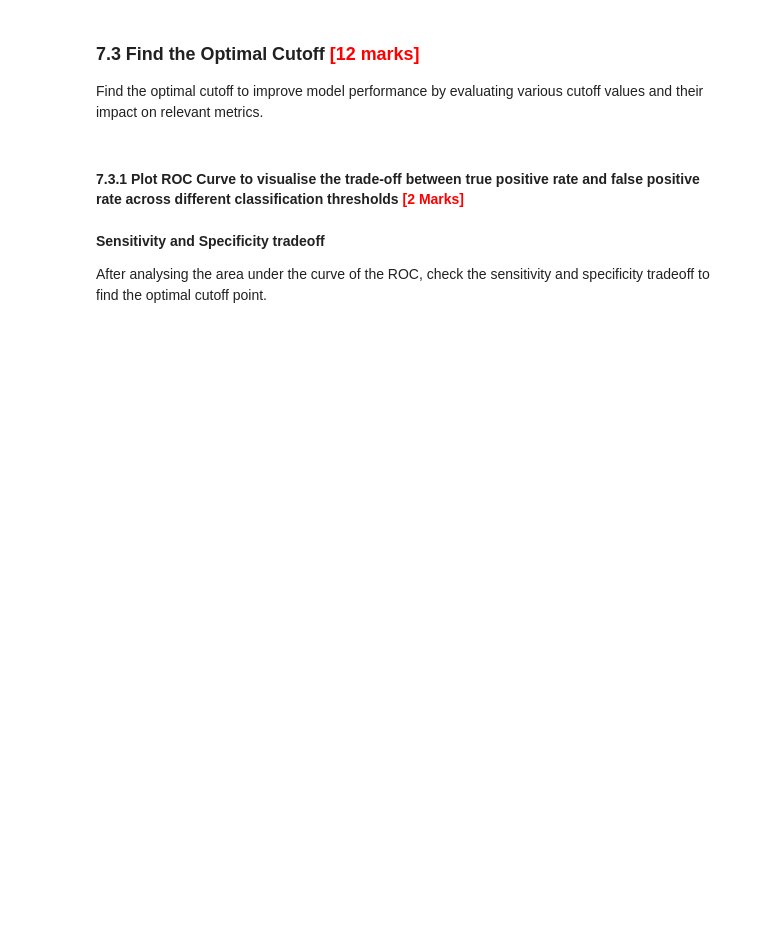
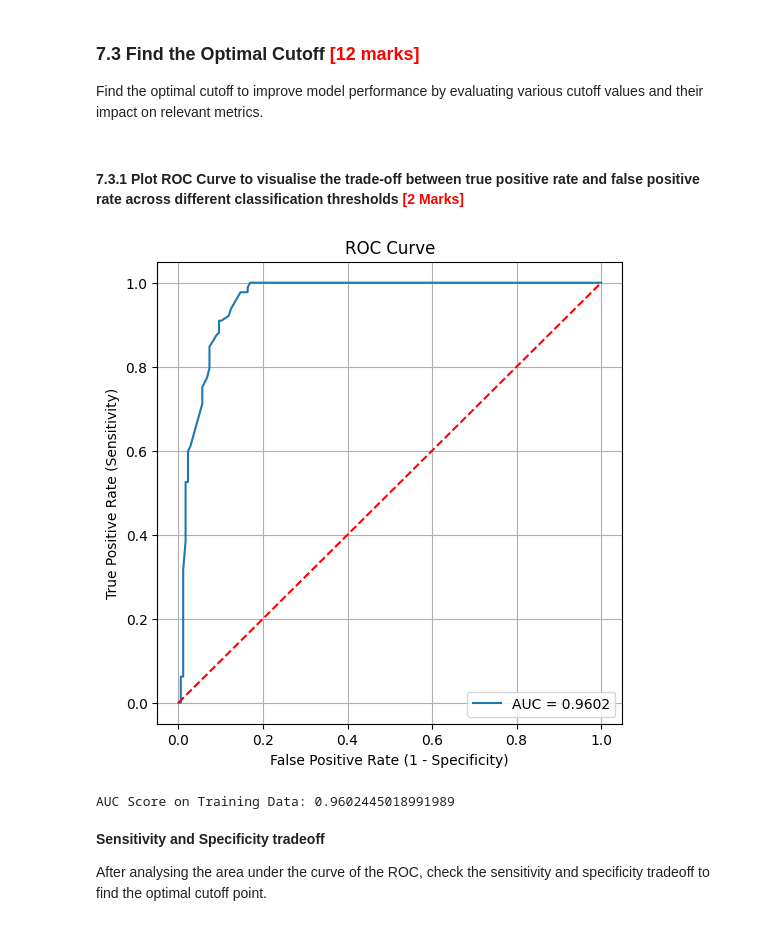
Before and after one commit to navyabhat98/Fraudulent_Insurance_Claim_Detection, a Jupyter notebook: Fraudulent_Insurance_Claim_Detection.ipynb, the cells around one changed output. Cells and saved outputs as stored; diff of their text form; code cells hidden in the pictures; blank space fills up the shorter version.

```diff
--- a/Fraudulent_Insurance_Claim_Detection.ipynb
+++ b/Fraudulent_Insurance_Claim_Detection.ipynb
@@ -1077,4 +1099,6 @@ After selecting the optimal features using RFECV, utilise these features to buil
 # %%
 # Import statsmodels and add constant
-
+import statsmodels.api as sm
 # Check the data
+X_train_sm = sm.add_constant(X_train_lr).astype(float)
+X_train_sm.head()
@@ -1081,4 +1112,8 @@ After selecting the optimal features using RFECV, utilise these features to buil
+# %%
+X_test_sm  = sm.add_constant(X_test_lr).astype(float)
 # %% [markdown]
 #### **7.2.2** Fit logistic regression model <font color="red">[2 Marks]</font>
 # %%
 # Fit a logistic Regression model on X_train after adding a constant and output the summary
+logit_model = sm.Logit(y_train_encoded, X_train_sm)
+result = logit_model.fit()
@@ -1161,3 +1319,29 @@ Find the optimal cutoff to improve model performance by evaluating various cutof
+# %%
+# Import libraries or function to plot the ROC curve
+from sklearn.metrics import roc_curve, roc_auc_score
+
+# Define ROC function
+def plot_roc(y_true, y_pred_prob):
+    fpr, tpr, thresholds = roc_curve(y_true, y_pred_prob)
+    auc_score = roc_auc_score(y_true, y_pred_prob)
+    plt.figure(figsize=(6, 6))
+    plt.plot(fpr, tpr, label=f"AUC = {auc_score:.4f}")
+    plt.plot([0, 1], [0, 1], 'r--')  # Diagonal line (random guessing)
+    plt.xlabel("False Positive Rate (1 - Specificity)")
+    plt.ylabel("True Positive Rate (Sensitivity)")
+    plt.title("ROC Curve")
+    plt.legend(loc="lower right")
+    plt.grid(True)
+    plt.show()
+    return auc_score
+# %%
+# Call the ROC function
+y_train_pred_prob = result.predict(X_train_sm)
+auc_score = plot_roc(y_train_encoded, y_train_pred_prob)
+print("AUC Score on Training Data:", auc_score)
+# %% [output]
+[figure, added]
+AUC Score on Training Data: 0.9602445018991989
 # %% [markdown]
 **Sensitivity and Specificity tradeoff**
 
```
Also changed, not shown: parts of 50 cells of this notebook.
